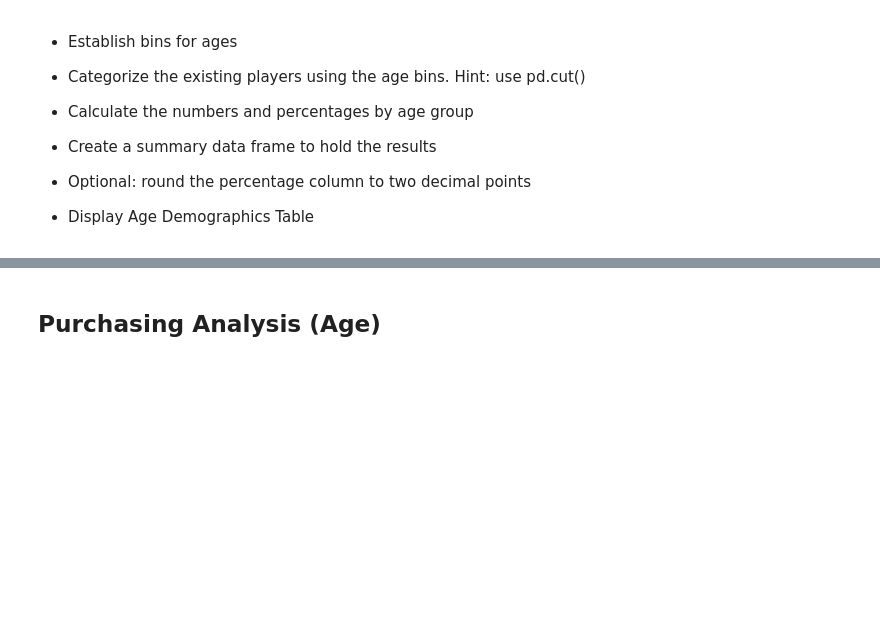
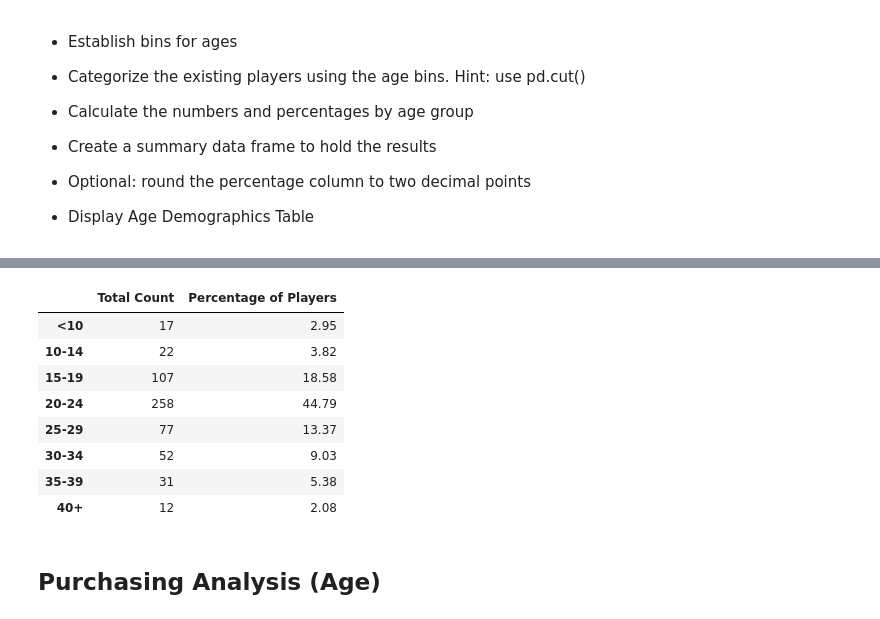
Before and after one commit to KFerr22/pandas-challenge, a Jupyter notebook: HeroesOfPymoli_starter.ipynb, the cells around one changed output, grey strips where cells are left out. Cells and saved outputs as stored; diff of their text form; code cells hidden in the pictures; blank space fills up the shorter version.

```diff
--- a/HeroesOfPymoli_starter.ipynb
+++ b/HeroesOfPymoli_starter.ipynb
@@ -23,8 +25,7 @@ data_file_df.head()
 # %% [markdown]
 * Display the total number of players
 # %%
-total_players = len(data_file_df["SN"].value_counts())
-total_players
+total_players = len(purchase_data["SN"].value_counts())
 
 player_count = pd.DataFrame({"Total Players":[total_players]})
 player_count
@@ -143,3 +160,39 @@ sum_revenue
+# %%
+#Bins
+age_bin = [0,9.90,14.90,19.90,24.90,29.90,34.90,39.90,200]
+
+#Names for bins
+group_names = ["<10","10-14","15-19","20-24","25-29","30-34","35-39","40+"]
+
+#Group by age
+purchase_data["Age Group"] = pd.cut(purchase_data["Age"],age_bin, labels=group_names,include_lowest=True)
+purchase_data
+
+age_group = purchase_data.groupby("Age Group")
+
+total_count_age = age_group["SN"].nunique()
+
+perc_players = (total_count_age/total_players) *100
+
+#Age Demographics data frame
+age_demographics_df = pd.DataFrame({"Total Count": total_count_age,
+                                    "Percentage of Players": perc_players})
+
+#Remove age group
+age_demographics_df.index.name= None
+
+# Format
+age_demographics_df.style.format({"Percentage of Players":"{:,.2f}"})
+# %% [output]
+|  | Total Count | Percentage of Players |
+| <10 | 17 | 2.95 |
+| 10-14 | 22 | 3.82 |
+| 15-19 | 107 | 18.58 |
+| 20-24 | 258 | 44.79 |
+| 25-29 | 77 | 13.37 |
+| 30-34 | 52 | 9.03 |
+| 35-39 | 31 | 5.38 |
+| 40+ | 12 | 2.08 |
 # %% [markdown]
 ## Purchasing Analysis (Age)
 # %% [markdown]
```
Also changed, not shown: parts of 21 cells of this notebook.
